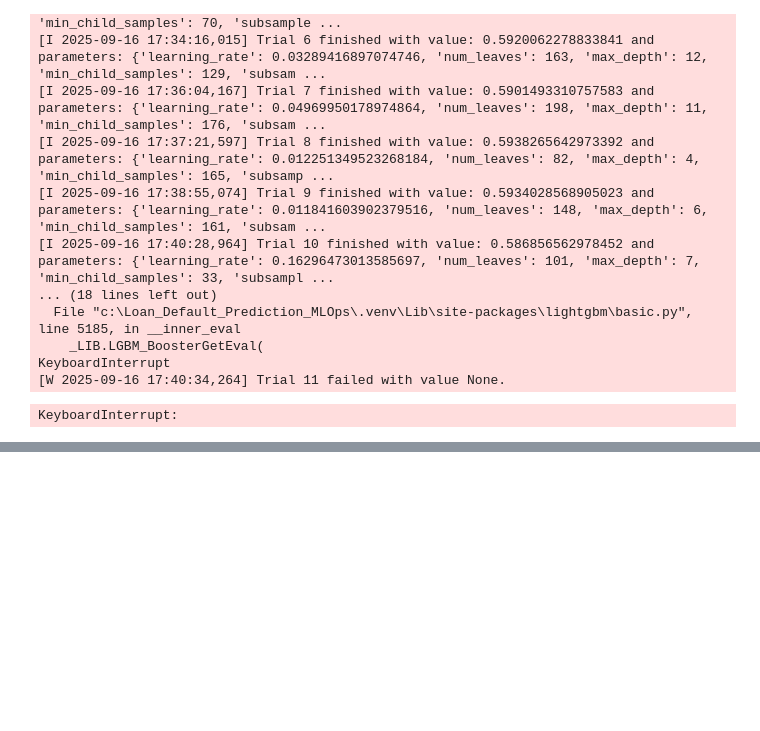
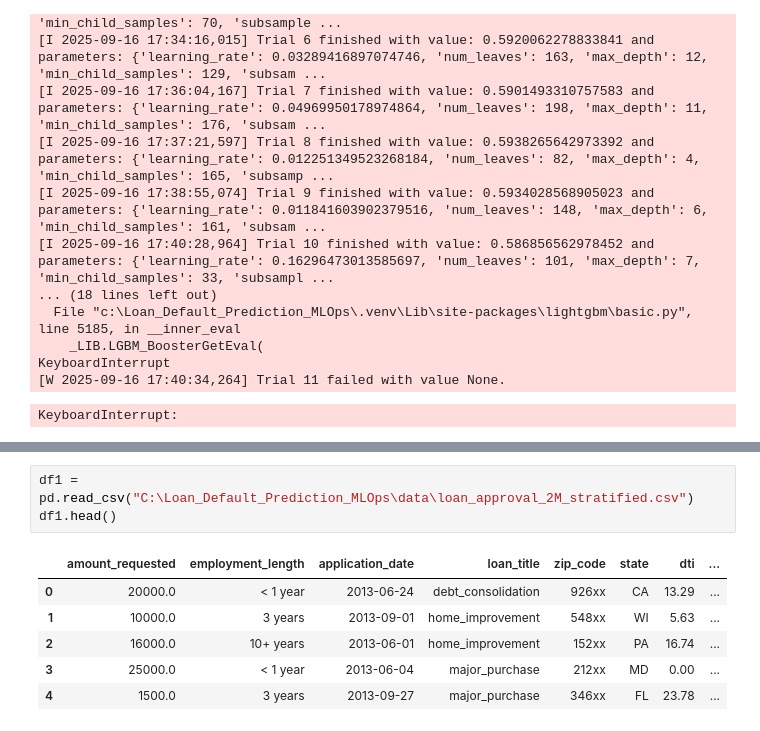
Before and after one commit to DS0610/loan_predict_mlops, a Jupyter notebook: data_cleaning/data_cleaning.ipynb, the cells around one changed output, grey strips where cells are left out. Cells and saved outputs as stored; diff of their text form; blank space fills up the shorter version.

Commit message:
Loan_Default_Prediction_MLOps

```diff
--- a/data_cleaning/data_cleaning.ipynb
+++ b/data_cleaning/data_cleaning.ipynb
@@ -695,0 +757,10 @@ KeyboardInterrupt:
+# %%
+df1 = pd.read_csv("C:\Loan_Default_Prediction_MLOps\data\loan_approval_2M_stratified.csv")
+df1.head()
+# %% [output]
+|  | amount_requested | employment_length | application_date | loan_title | zip_code | state | dti | ... |
+| 0 | 20000.0 | < 1 year | 2013-06-24 | debt_consolidation | 926xx | CA | 13.29 | ... |
+| 1 | 10000.0 | 3 years | 2013-09-01 | home_improvement | 548xx | WI | 5.63 | ... |
+| 2 | 16000.0 | 10+ years | 2013-06-01 | home_improvement | 152xx | PA | 16.74 | ... |
+| 3 | 25000.0 | < 1 year | 2013-06-04 | major_purchase | 212xx | MD | 0.00 | ... |
+| 4 | 1500.0 | 3 years | 2013-09-27 | major_purchase | 346xx | FL | 23.78 | ... |
```
Also changed, not shown: parts of 1 cell of this notebook, 15 other files.
